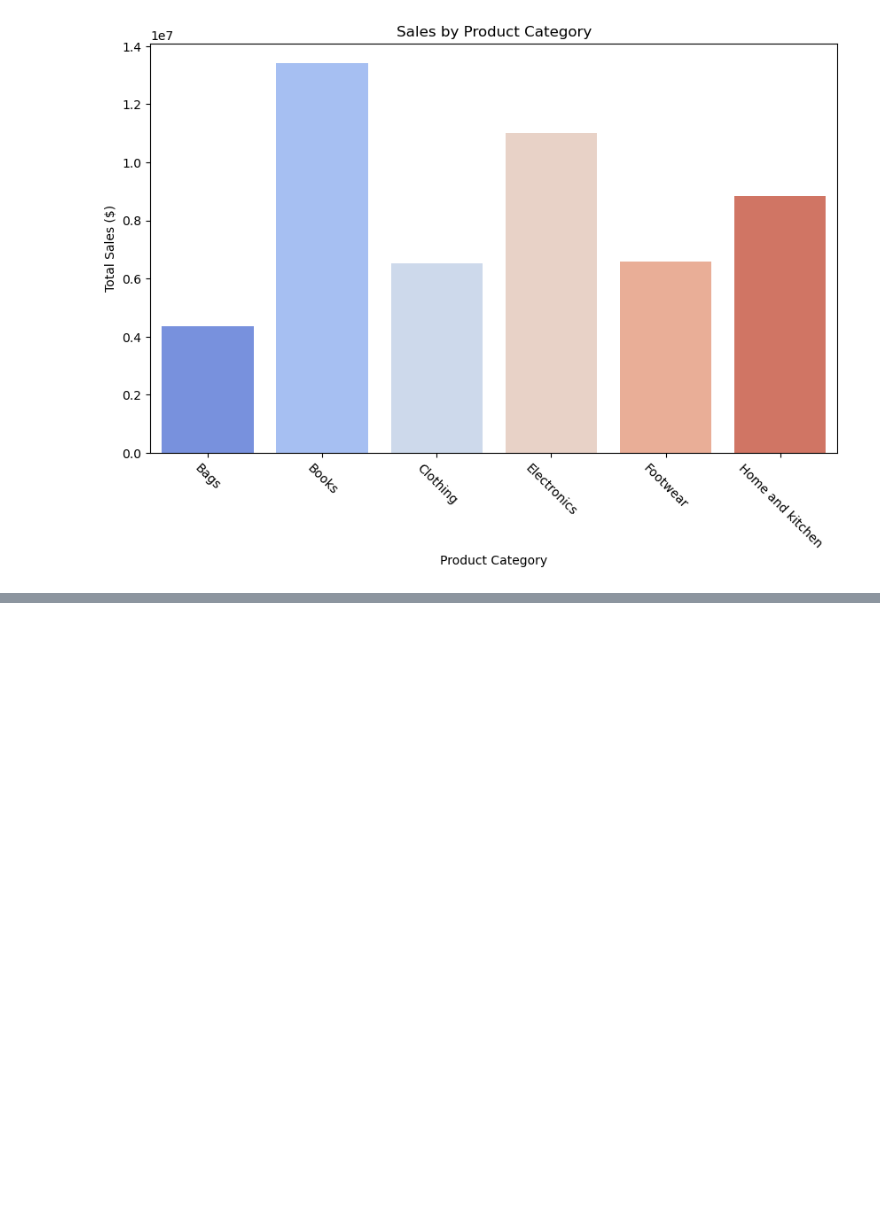
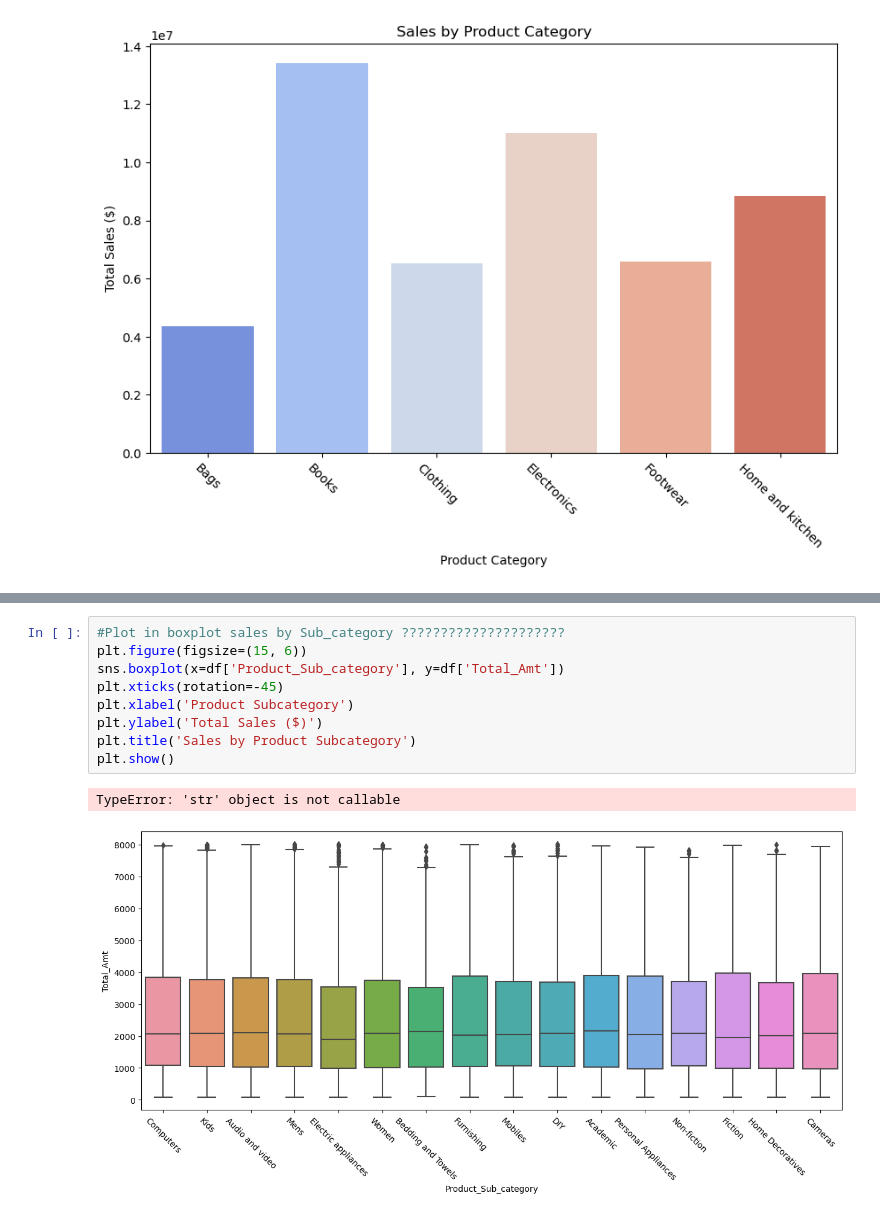
Before and after one commit to PilatusPy/Capstone-II, a Jupyter notebook: store_project/data_analysis_beginning .ipynb, the cells around one changed output, grey strips where cells are left out. Drawn from its saved outputs; the diff is of its cells as text; blank space fills up the shorter version.

```diff
--- a/store_project/data_analysis_beginning .ipynb
+++ b/store_project/data_analysis_beginning .ipynb
@@ -157,0 +142,12 @@ plt.show()
+# %%
+#Plot in boxplot sales by Sub_category ?????????????????????
+plt.figure(figsize=(15, 6))
+sns.boxplot(x=df['Product_Sub_category'], y=df['Total_Amt'])
+plt.xticks(rotation=-45)
+plt.xlabel('Product Subcategory')
+plt.ylabel('Total Sales ($)')
+plt.title('Sales by Product Subcategory')
+plt.show()
+# %% [output]
+TypeError: 'str' object is not callable
+[figure, added]
```
Also changed, not shown: parts of 13 cells of this notebook, 5 other files.
